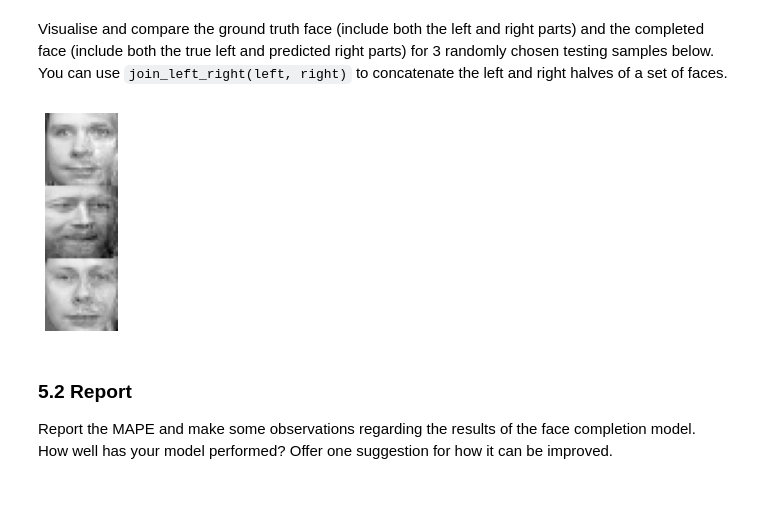
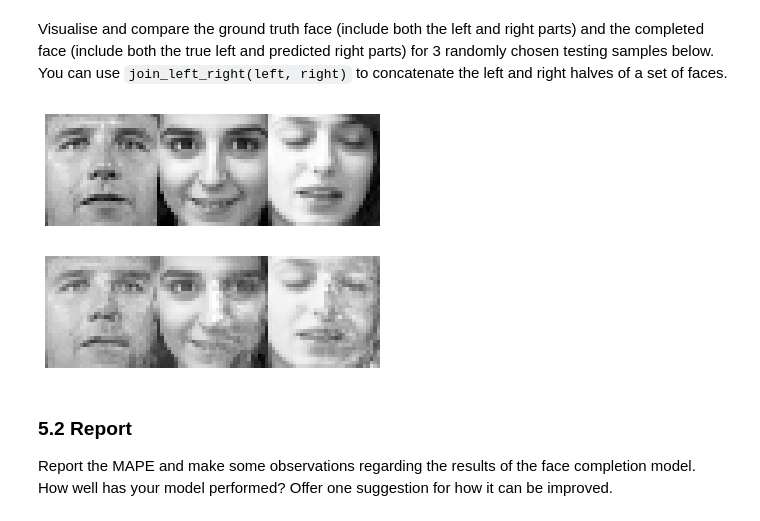
Before and after one commit to ZyWang7/Face-Recognition, a Jupyter notebook: 24112-Lab2-S-Practice2.ipynb, the cells around one changed output. Drawn from its saved outputs; the diff is of its cells as text; code cells hidden in the pictures; blank space fills up the shorter version.

```diff
--- a/24112-Lab2-S-Practice2.ipynb
+++ b/24112-Lab2-S-Practice2.ipynb
@@ -374,10 +374,13 @@ Visualise and compare the ground truth face (include both the left and right par
 # %%
 # Your code goes here
 random_ind = np.random.choice(200, 3, replace=False)
-faces = join_left_right(test_data[random_ind,:]*255, p[random_ind]*255)
-show_faces(faces[:3, :], num_per_row=1)
+ground = join_left_right(test_data[random_ind,:]*255, test_label[random_ind]*255)
+complete = join_left_right(test_data[random_ind,:]*255, p[random_ind]*255)
+show_faces(ground, num_per_row=3)
+show_faces(complete, num_per_row=3)
 # %% [output]
-[figure, old version]
+[figure, new version]
+[figure, added]
 # %% [markdown]
 ### 5.2 Report
 
```
Also changed, not shown: parts of 20 cells of this notebook.
